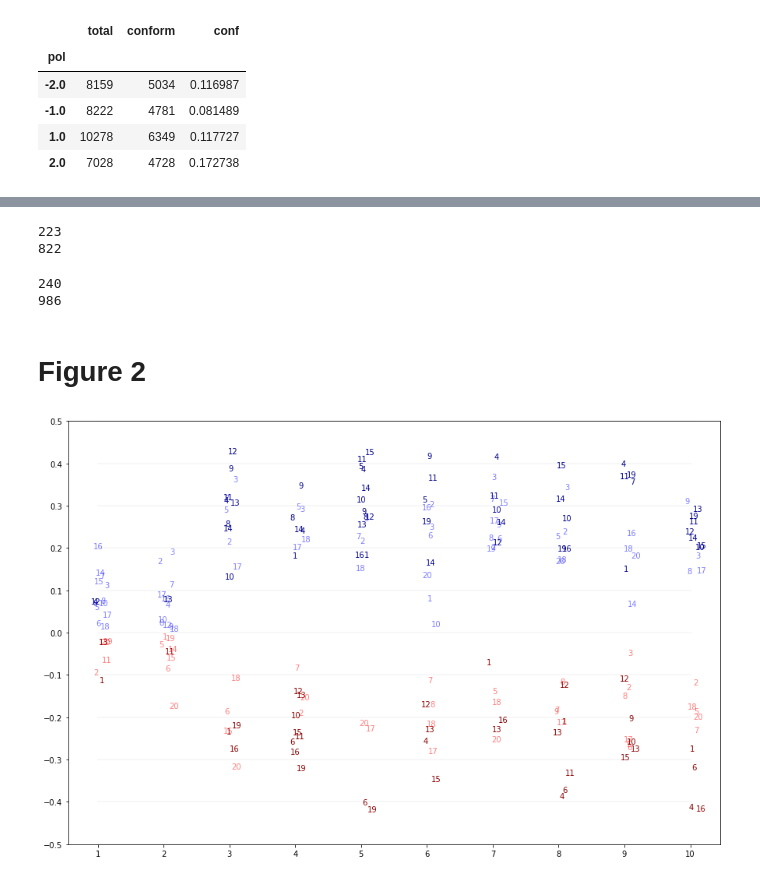
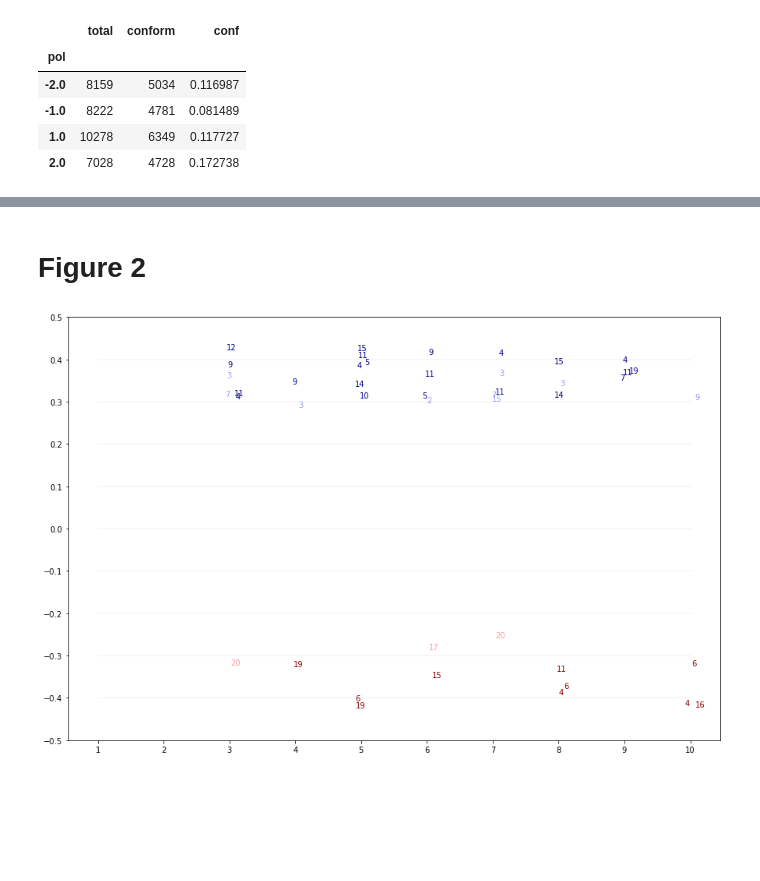
Before and after one commit to AlexMRuch/PartyLab, a Jupyter notebook: experiment_analysis_1/figure_recreation.ipynb, the cells around one changed output, grey strips where cells are left out. Drawn from its saved outputs; the diff is of its cells as text; code cells hidden in the pictures; blank space fills up the shorter version.

```diff
--- a/experiment_analysis_1/figure_recreation.ipynb
+++ b/experiment_analysis_1/figure_recreation.ipynb
@@ -367,25 +349,3 @@ b.head()
-# %%
-a = b[(b['world_id'] <= 2)& (b['world_id'] > 0)]
-a = a[(a['political_stand'].apply(lambda x: x=='strong Democrats')) | (a['political_stand'].apply(lambda x: x=='strong Republicans'))]
-print(len(set(a.user_id)))
-
-a = b[b['world_id'] > 2]
-a = a[(a['political_stand'].apply(lambda x: x=='strong Democrats')) | (a['political_stand'].apply(lambda x: x=='strong Republicans'))]
-print(len(set(a.user_id)))
-# %% [output]
-223
-822
-# %%
-a = b[(b['world_id'] <= 2)& (b['world_id'] > 0)]
-a = a[(a['political_stand'].apply(lambda x: x=='Democrats')) | (a['political_stand'].apply(lambda x: x=='Republicans'))]
-print(len(set(a.user_id)))
-
-a = b[b['world_id'] > 2]
-a = a[(a['political_stand'].apply(lambda x: x=='Democrats')) | (a['political_stand'].apply(lambda x: x=='Republicans'))]
-print(len(set(a.user_id)))
-# %% [output]
-240
-986
 # %% [markdown]
 # Figure 2
 # %%
@@ -413,35 +373,71 @@ for world in range(1,11):
         wq_results_dict[world][question]['delta_agree'] = wq_data[(world,question,-1)] - wq_data[(world,question,+1)]
         wq_results_dict[world][question]['disagree'] = check_disagreement(wq_data[(world,question,-1)],wq_data[(world,question,+1)])
         wq_results_dict[world][question]['significant'] = 0
+# %%
+from scipy.stats import ttest_ind
+from statsmodels.stats.multitest import multipletests
+
+#Get p values (and add in bonferri correction)
+wq_data_c2 = answer_data.copy()
+wq_data_c2['pol_bin'] = wq_data_c2['pol'].apply(lambda x: 1 if x > 0 else -1)
+
+p_list = []
+
+#Get proportions in each world/question combination
+for w in range(1,11):
+    for q in range(1,21):
+
+        #Filter on the specific question/world
+        wq_data_c2filter = wq_data_c2[(wq_data_c2['world']==w) & (wq_data_c2['question'] == q)]
+
+        #Run T-Test and get P-value
+        p_value = ttest_ind(wq_data_c2filter[wq_data_c2filter['pol_bin'] == -1]['response'],
+                            wq_data_c2filter[wq_data_c2filter['pol_bin'] == +1]['response'])[1]
+        p_list += [p_value]
+
+#Run Bonferroni Correction
+bonf_p = list(multipletests(p_list,method='bonferroni',alpha=.001)[1])
+
+#If significant @ .001, assign each question/world combination a 1, else 0.
+i = 0
+for w in range(1,11):
+    for q in range(1,21):
+        if bonf_p[i] < .001:
+            wq_results_dict[w][q]['sig'] = 1
+        else:
+            wq_results_dict[w][q]['sig'] = 0
+        i += 1
 # %%
+import random
+
 plt.figure(figsize=(15,10))
 
 for i in np.arange(-.5,.6,.1):
     plt.plot(range(1,11),[i]*10, color='k', alpha=0.04)
 for w in range(1,11):
     for q in range(1,21):
-        if wq_results_dict[w][q]['significant'] == 0:
+        if wq_results_dict[w][q]['sig'] == 1:
             if wq_results_dict[w][q]['delta_agree'] > 0:
                 color = 'blue'
             else:
                 color = 'red'
 
             if wq_results_dict[w][q]['disagree'] == 1:
                 plt.text(x=w + random.uniform(-.1, .1),
                          y=wq_results_dict[w][q]['delta_agree'],
                          s=str(q),
                          color='dark'+color)
             else:
                 plt.text(x=w + random.uniform(-.1, .1),
                          y=wq_results_dict[w][q]['delta_agree'],
                          s=str(q),
                          color=color,
-                         alpha=0.5)
+                         alpha=0.4)
 
 plt.ylim(-.5,.5)
 plt.yticks(np.arange(-.5,.6,.1))
 plt.xticks(range(1,11))
 
 plt.show()
 # %% [output]
-[figure, old version]
+[figure, new version]
```
Also changed, not shown: parts of 21 cells of this notebook.
